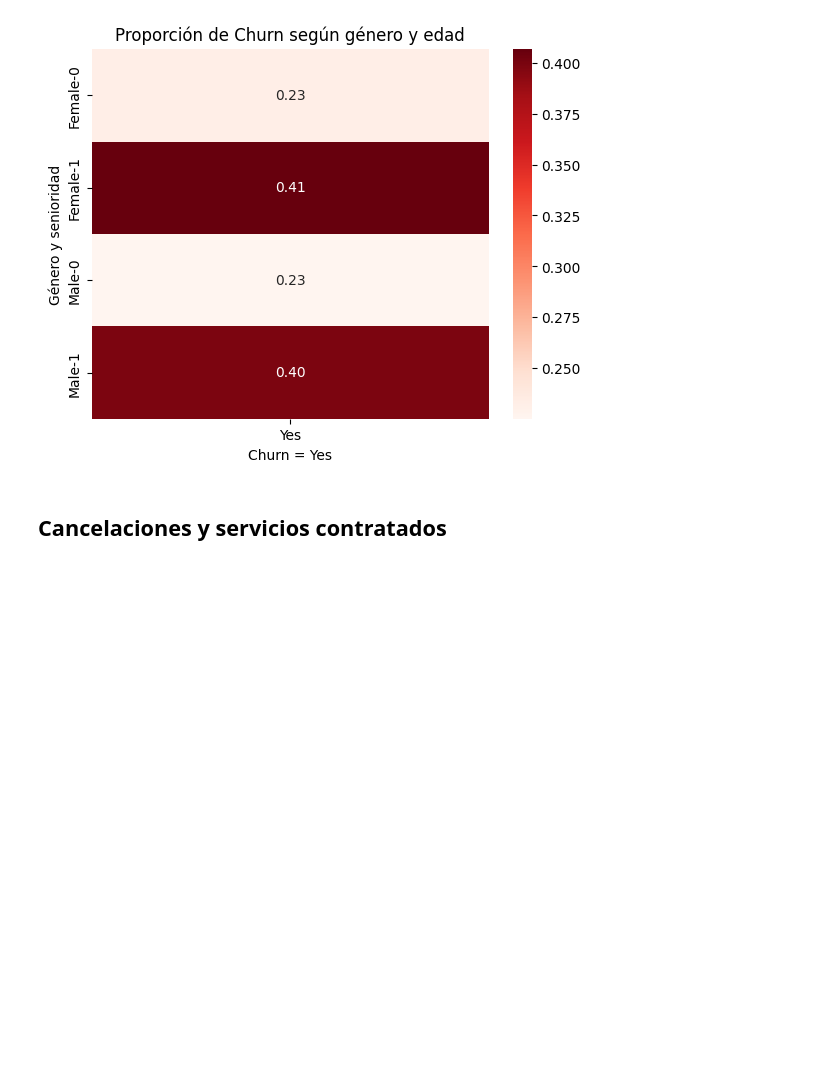
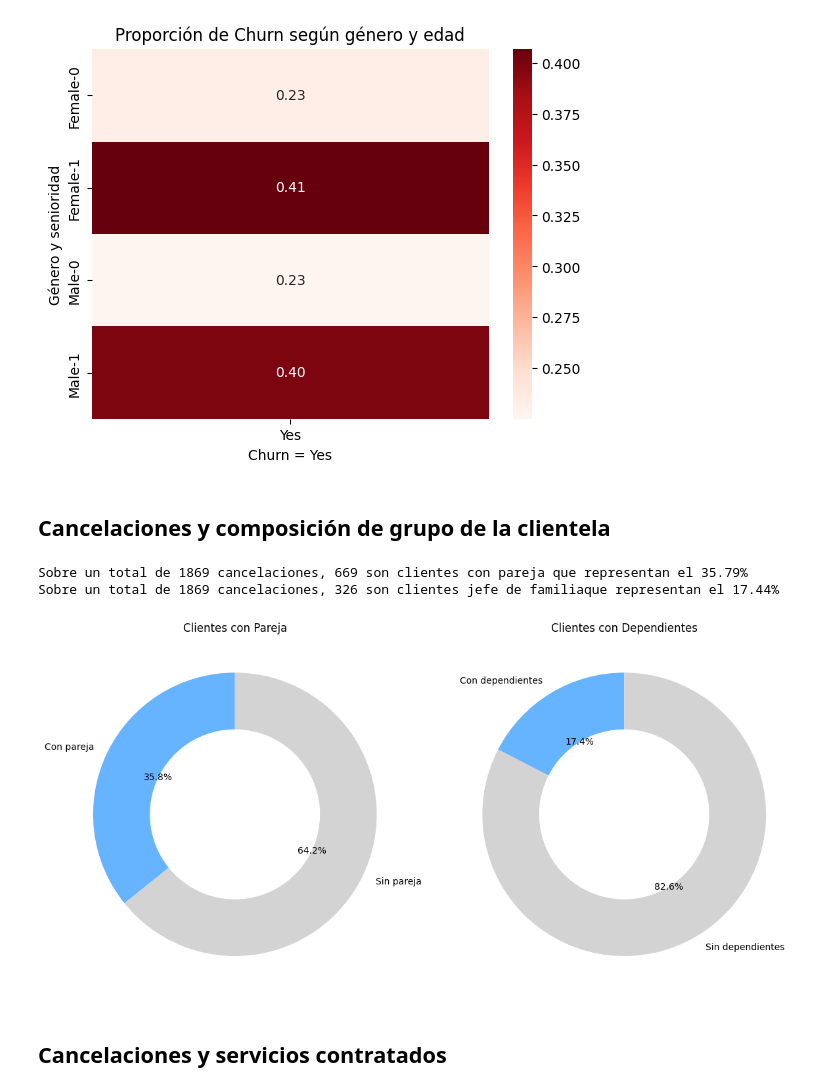
Before and after one commit to marsavil/telecom_x_challenge, a Jupyter notebook: TelecomX_LATAM.ipynb, the cells around one changed output. Drawn from its saved outputs; the diff is of its cells as text; code cells hidden in the pictures; blank space fills up the shorter version.

Commit message:
partner dependants

```diff
--- a/TelecomX_LATAM.ipynb
+++ b/TelecomX_LATAM.ipynb
@@ -257,6 +259,43 @@ plt.xlabel('Churn = Yes')
 plt.show()
 # %% [output]
 [figure]
+# %% [markdown]
+## Cancelaciones y composición de grupo de la clientela
+# %%
+client_couple = churn_df[churn_df['customer_Partner']== 'Yes']
+client_parent = churn_df[churn_df['customer_Dependents']== 'Yes']
+print(f'Sobre un total de {len(churn_df)} cancelaciones, {len(client_couple)} son clientes con pareja que representan el {len(client_couple)/len(churn_df)*100:.2f}% ')
+print(f'Sobre un total de {len(churn_df)} cancelaciones, {len(client_parent)} son clientes jefe de familiaque representan el {len(client_parent)/len(churn_df)*100:.2f}% ')
+# %% [output]
+Sobre un total de 1869 cancelaciones, 669 son clientes con pareja que representan el 35.79%
+Sobre un total de 1869 cancelaciones, 326 son clientes jefe de familiaque representan el 17.44%
+# %%
+
+# Datos
+labels_partner = ['Con pareja', 'Sin pareja']
+sizes_partner = [len(client_couple), len(churn_df) - len(client_couple)]
+
+labels_dependents = ['Con dependientes', 'Sin dependientes']
+sizes_dependents = [len(client_parent), len(churn_df) - len(client_parent)]
+
+# Colores personalizados (opcional)
+colors = ['#66b3ff', '#d3d3d3']
+
+# Graficar
+fig, axes = plt.subplots(1, 2, figsize=(12, 6))
+
+# Pareja
+axes[0].pie(sizes_partner, labels=labels_partner, autopct='%1.1f%%', startangle=90, colors=colors, wedgeprops={'width': 0.4})
+axes[0].set_title('Clientes con Pareja')
+
+# Dependientes
+axes[1].pie(sizes_dependents, labels=labels_dependents, autopct='%1.1f%%', startangle=90, colors=colors, wedgeprops={'width': 0.4})
+axes[1].set_title('Clientes con Dependientes')
+
+plt.tight_layout()
+plt.show()
+# %% [output]
+[figure, added]
 # %% [markdown]
 ## Cancelaciones y servicios contratados
 # %%
```
Also changed, not shown: parts of 3 cells of this notebook.
